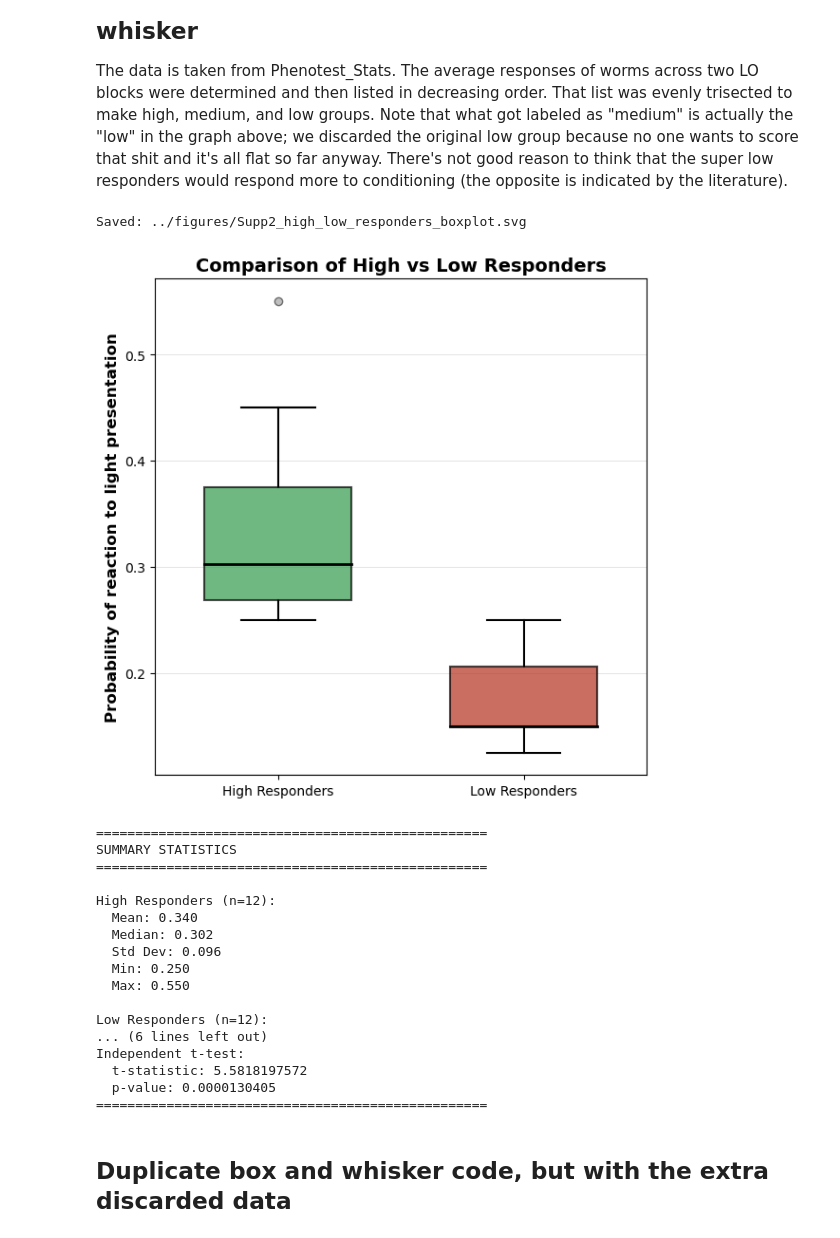
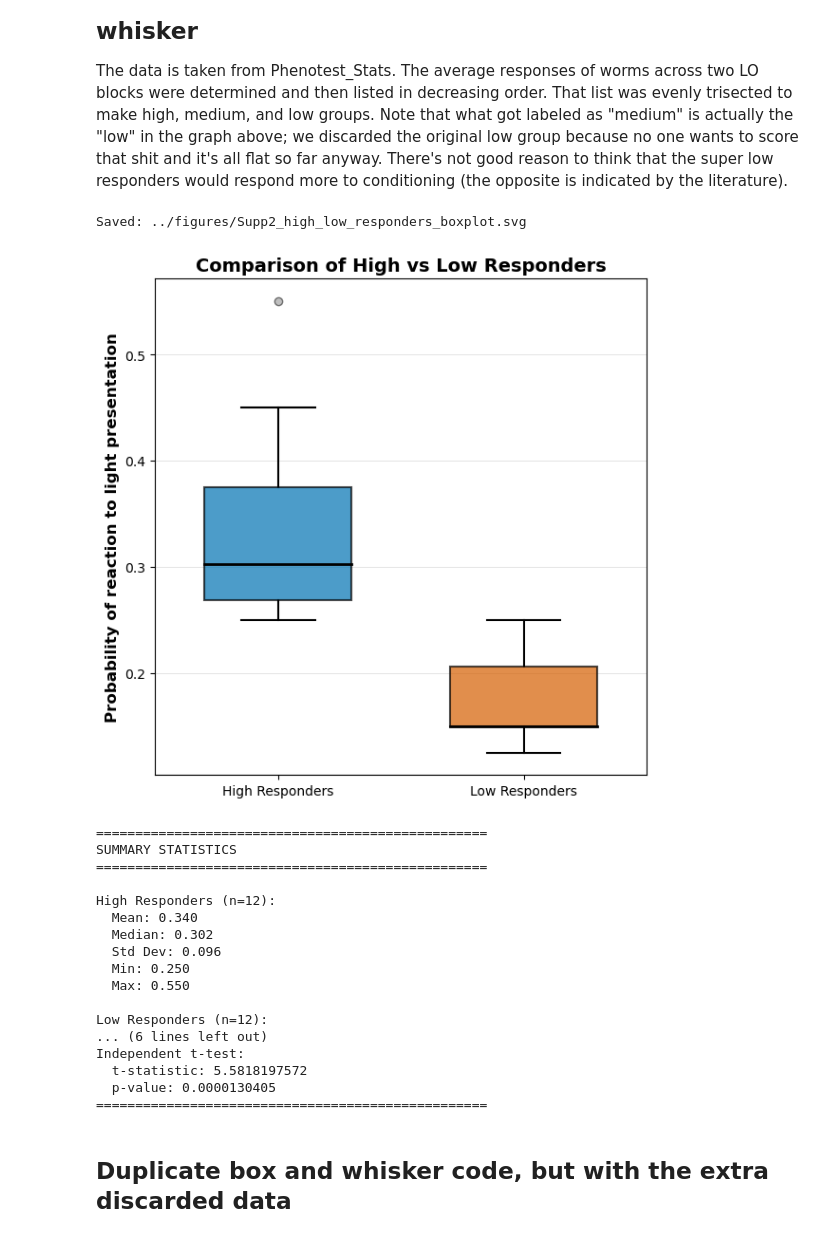
Before and after one commit to madeleinesnyder/PlanariaPipe, a Jupyter notebook: hand_scoring_scripts/Fig1_Supp2_JacobsonStyle_Lineplot_HiLo_Responders.ipynb, the cells around one changed output. Cells and saved outputs as stored; diff of their text form; code cells hidden in the pictures.

```diff
--- a/hand_scoring_scripts/Fig1_Supp2_JacobsonStyle_Lineplot_HiLo_Responders.ipynb
+++ b/hand_scoring_scripts/Fig1_Supp2_JacobsonStyle_Lineplot_HiLo_Responders.ipynb
@@ -639,7 +730,7 @@ bp = ax.boxplot([high_LO_scores, low_LO_scores],
                                markeredgecolor='black', markersize=6))
 
 # Color the boxes
-colors = ['#349B4C', '#B3311D']  # High (green), Low (red)
+colors = ['#0072B2', '#D55E00']  # High (blue), Low (vermillion) - Wong colorblind-safe palette
 for patch, color in zip(bp['boxes'], colors):
     patch.set_facecolor(color)
     patch.set_alpha(0.7)
@@ -678,34 +769,34 @@ fig.savefig("../figures/Supp2_high_low_responders_boxplot.svg", dpi=300, bbox_in
 print("Saved: ../figures/Supp2_high_low_responders_boxplot.svg")
 plt.show()
 
 # Print summary statistics
 print("\n" + "="*50)
 print("SUMMARY STATISTICS")
 print("="*50)
 print(f"\nHigh Responders (n={len(high_LO_scores)}):")
 print(f"  Mean: {np.mean(high_LO_scores):.3f}")
 print(f"  Median: {np.median(high_LO_scores):.3f}")
 print(f"  Std Dev: {np.std(high_LO_scores, ddof=1):.3f}")
 print(f"  Min: {np.min(high_LO_scores):.3f}")
 print(f"  Max: {np.max(high_LO_scores):.3f}")
 
 print(f"\nLow Responders (n={len(low_LO_scores)}):")
 print(f"  Mean: {np.mean(low_LO_scores):.3f}")
 print(f"  Median: {np.median(low_LO_scores):.3f}")
 print(f"  Std Dev: {np.std(low_LO_scores, ddof=1):.3f}")
 print(f"  Min: {np.min(low_LO_scores):.3f}")
 print(f"  Max: {np.max(low_LO_scores):.3f}")
 
 # Optional: Perform t-test
 from scipy.stats import ttest_ind
 t_stat, p_value = ttest_ind(high_LO_scores, low_LO_scores)
 print(f"\nIndependent t-test:")
 print(f"  t-statistic: {t_stat:.10f}")
 print(f"  p-value: {p_value:.10f}")
 print("="*50)
 # %% [output]
 Saved: ../figures/Supp2_high_low_responders_boxplot.svg
-[figure, old version]
+[figure, new version]
 ==================================================
 SUMMARY STATISTICS
 ==================================================
```
Also changed, not shown: parts of 4 cells of this notebook, 12 other files.
